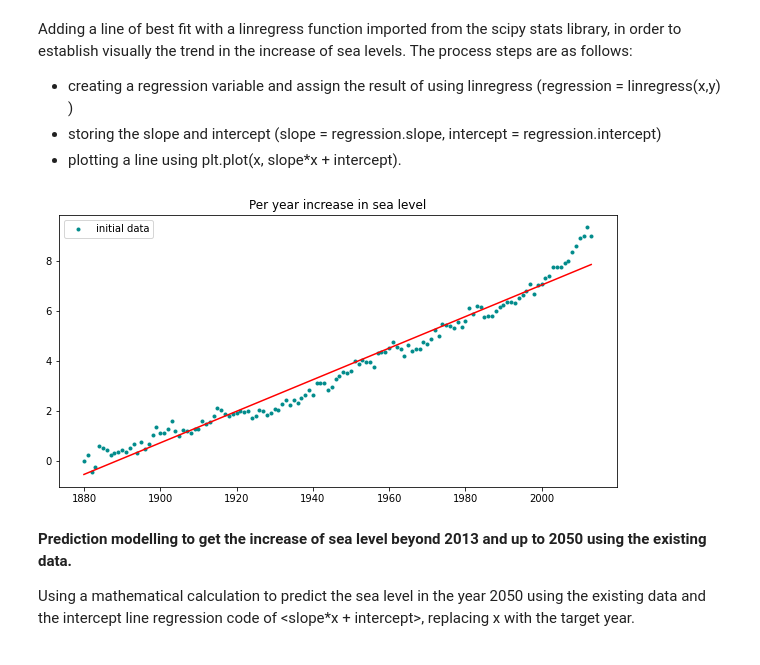
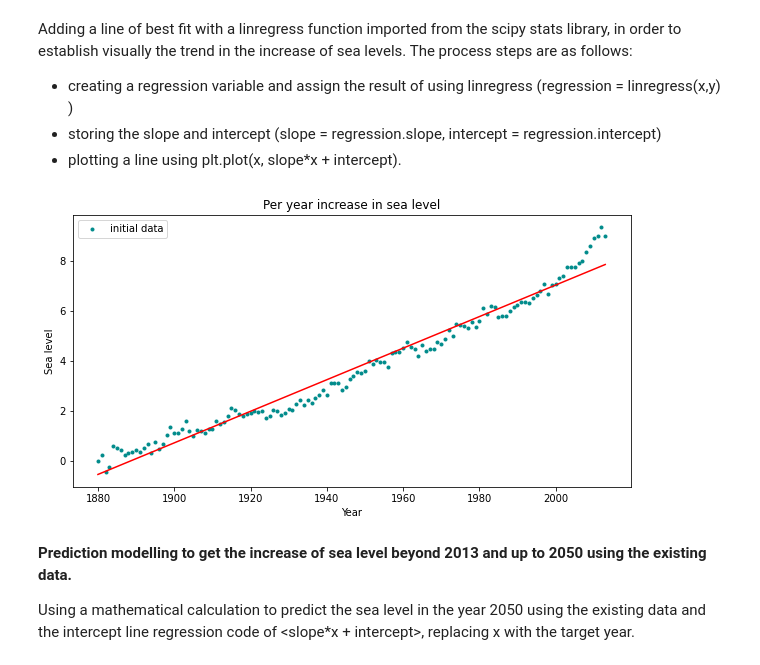
Before and after one commit to EllenSakkla/-PythonFundamentals, a Jupyter notebook: projects/Copy_of_Sea_Level_Project.ipynb, the cells around one changed output. Saved outputs shown, nothing was run; the diff lists cells and outputs as text; code cells hidden in the pictures.

```diff
--- a/projects/Copy_of_Sea_Level_Project.ipynb
+++ b/projects/Copy_of_Sea_Level_Project.ipynb
@@ -134,31 +134,32 @@ The process steps are as follows:
 # %%
 from scipy.stats import linregress
 import pandas as pd
 import matplotlib.pyplot as plt
 
 year = df['Year'].to_numpy(np.int64)
 sea_level = df['CSIRO Adjusted Sea Level'].to_numpy(np.float64)
 
 plt.figure(figsize=(10,5))
 plt.plot(year, sea_level, '.', color = 'darkcyan', label='initial data')
 plt.legend()
 plt.title("Per year increase in sea level")
 
-#alternatively can use a Scatterplot:
 x = df['Year']
 y = df['CSIRO Adjusted Sea Level']
+
+#alternative to plot > a scatterplot (for variation on data chart points):
 #plt.scatter(x,y)
-#plt.xlabel('Year')
-#plt.ylabel('Sea levels')
+plt.xlabel('Year')
+plt.ylabel('Sea level')
 
 #Adding a line of best fit:
 regression = linregress(x,y)
 slope = regression.slope
 intercept = regression.intercept
 plt.plot(x, slope*x + intercept, 'r')
 plt.show()
 # %% [output]
-[figure, old version]
+[figure, new version]
 # %% [markdown]
 **Prediction modelling to get the increase of sea level beyond 2013 and up to 2050 using the existing data.**
 
```
Also changed, not shown: parts of 2 cells of this notebook.
